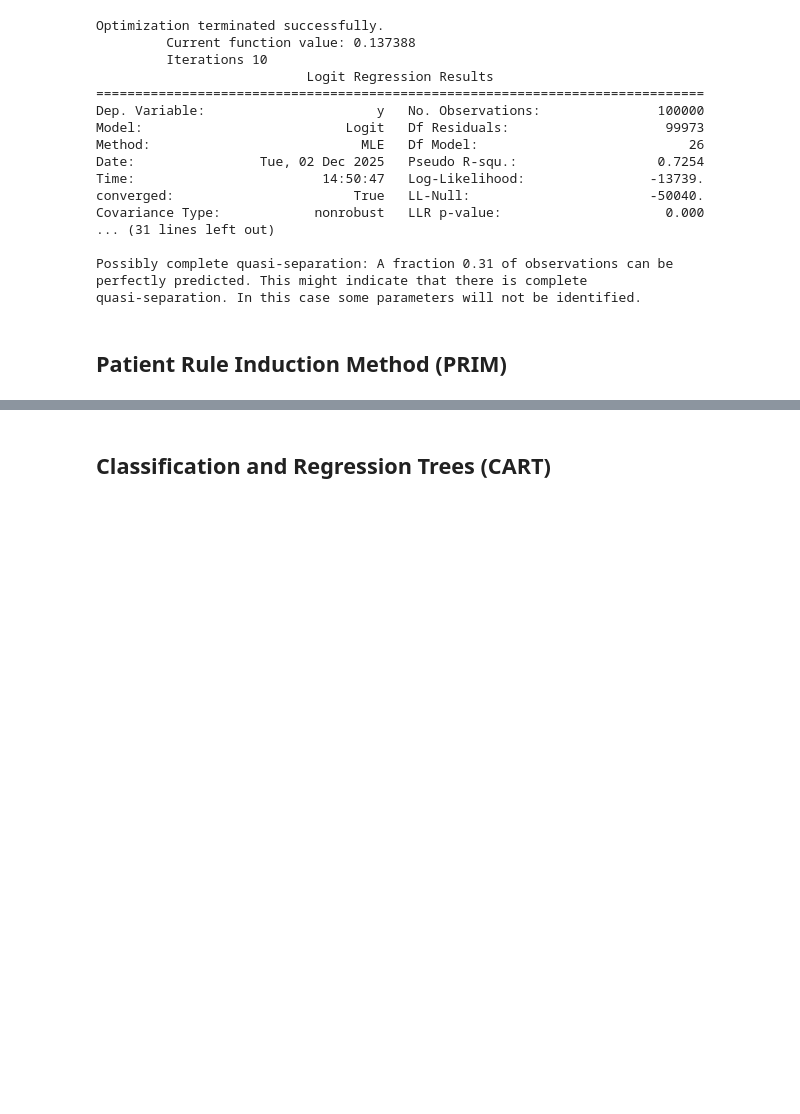
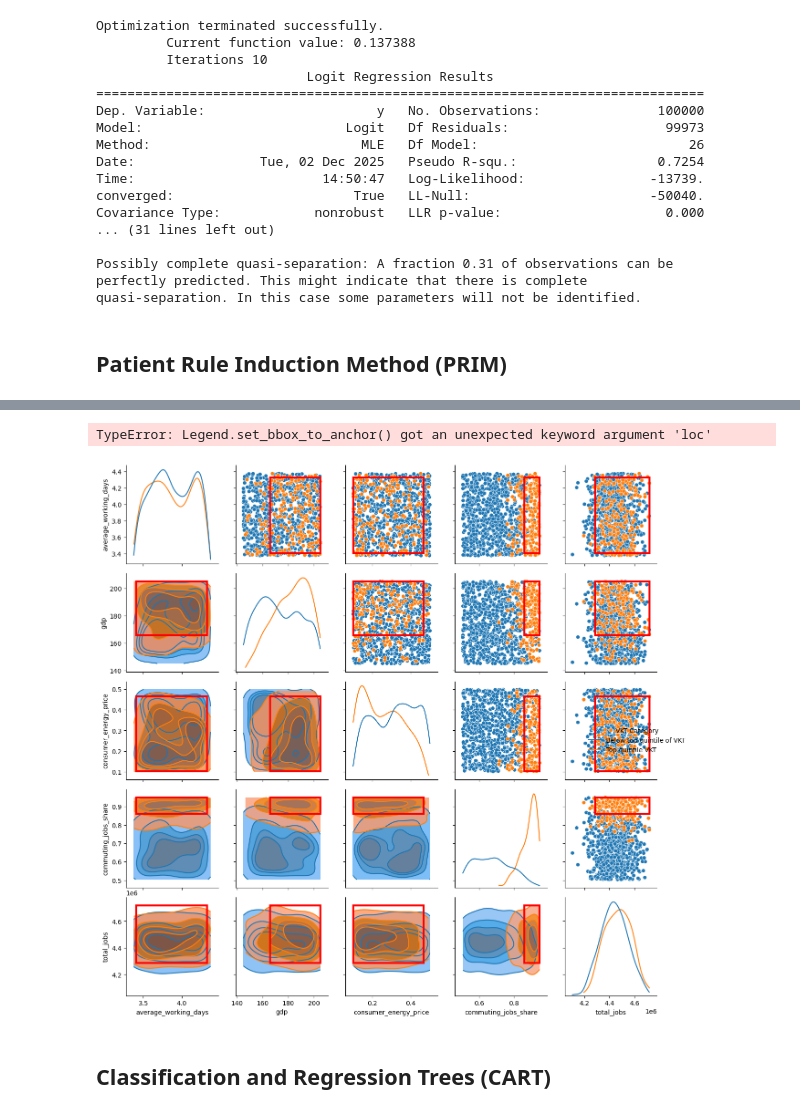
Before and after one commit to SMoorenUT/models_infrastructure_interdependency, a Jupyter notebook: analysis/scenario_discovery.ipynb, the cells around one changed output, grey strips where cells are left out. Drawn from its saved outputs; the diff is of its cells as text; code cells hidden in the pictures; blank space fills up the shorter version.

```diff
--- a/analysis/scenario_discovery.ipynb
+++ b/analysis/scenario_discovery.ipynb
@@ -452,3 +496,29 @@ pass
+# %%
+# Ensure the box object is initialized
+if 'box' not in locals():
+	import importlib
+	importlib.reload(sdf)
+	prim_object, box = sdf.prim(
+		x_scenario_discovery,
+		y_scenario_discovery,
+		binarization_threshold=BINARIZATION_THRESHOLD,
+		criterion=BINARIZATION_CONDITION,
+		threshold_is_relative=BINARIZATION_THRESHOLD_IS_RELATIVE,
+		prim_threshold=0.8,
+	)
+
+# Customize the PRIM pairwise scatter plot legend labels
+g = box.show_pairs_scatter()
+g._legend.texts[0].set_text("Below top quintile of VKT")  # label for 0
+g._legend.texts[1].set_text("Top quintile VKT")           # label for 1
+g._legend.set_title("VKT Category")
+# Move legend outside the plot area
+g._legend.set_bbox_to_anchor((1.05, 1), loc='upper left')
+plt.subplots_adjust(right=0.85)
+plt.show()
+# %% [output]
+TypeError: Legend.set_bbox_to_anchor() got an unexpected keyword argument 'loc'
+[figure, added]
 # %% [markdown]
 ## Classification and Regression Trees (CART)
 # %%
```
Also changed, not shown: parts of 5 cells of this notebook, 13 other files.
